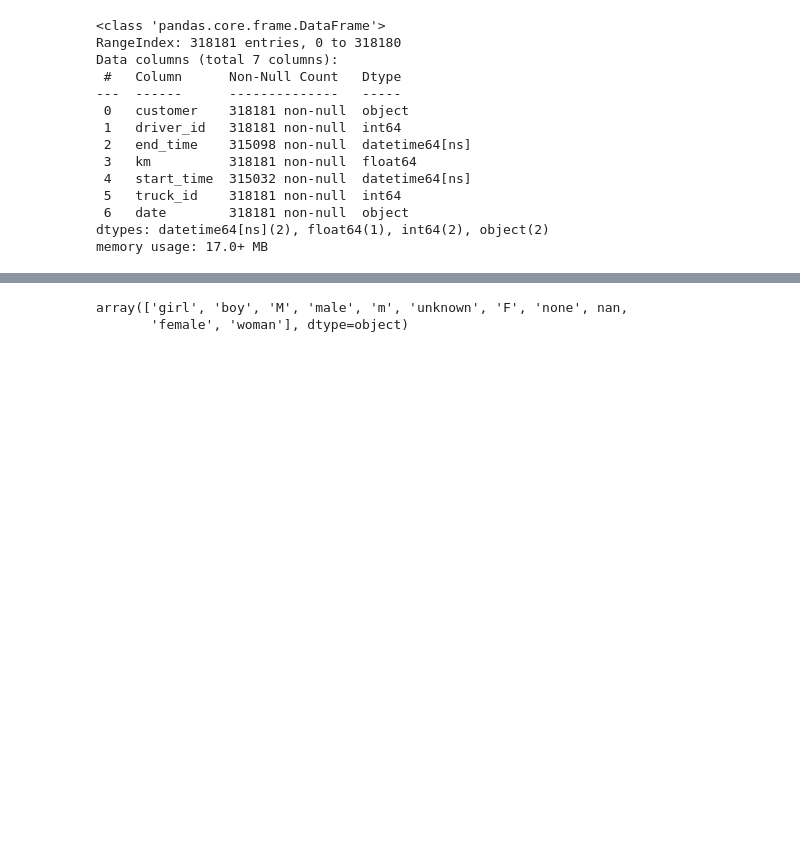
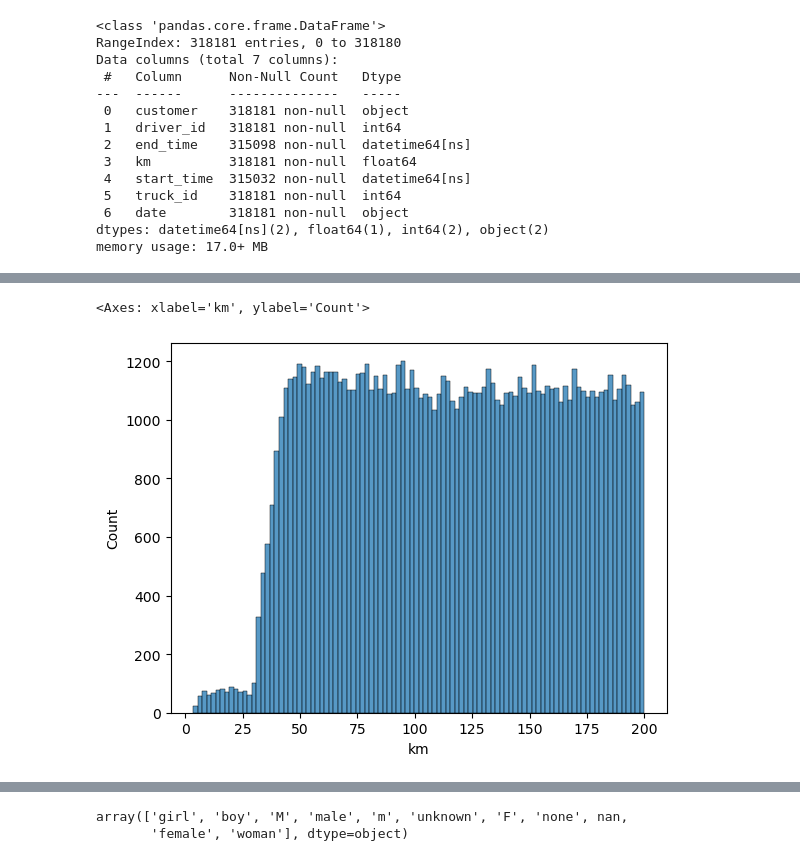
Before and after one commit to shalev-habany/CV_training, a Jupyter notebook: basic/python/azrieli/azrieli_and_sons.ipynb, the cells around one changed output, grey strips where cells are left out. Saved outputs shown, nothing was run; the diff lists cells and outputs as text; code cells hidden in the pictures; blank space fills up the shorter version.

```diff
--- a/basic/python/azrieli/azrieli_and_sons.ipynb
+++ b/basic/python/azrieli/azrieli_and_sons.ipynb
@@ -255,6 +256,3 @@ Data columns (total 7 columns):
  6   date        318181 non-null  object
 dtypes: datetime64[ns](2), float64(1), int64(2), object(2)
 memory usage: 17.0+ MB
-# %%
-aggregated_trips['date'] = aggregated_trips['date'].str.split(' ', expand=True)[0]
-aggregated_trips['date'].nunique()
@@ -275,3 +258,0 @@ dtype: int64
-# %%
-aggregated_trips['day_of_week'] = aggregated_trips['start_time'].dt.dayofweek
-aggregated_trips.head()
@@ -319,3 +258,0 @@ def calculate_day_night_trip_duration(row):
-# %%
-aggregated_trips['trip_duration'] = aggregated_trips.apply(calculate_trip_duration, axis=1)
-aggregated_trips['day_duration'], aggregated_trips['night_duration'] = zip(*aggregated_trips.apply(calculate_day_night_trip_duration, axis=1))
@@ -330,0 +259,7 @@ aggregated_trips.head()
+# %%
+aggregated_trips.dropna(subset=['start_time', 'end_time'], how='all', inplace=True)
+# %%
+sns.histplot(aggregated_trips.query('km < 200')['km'], bins=100)
+# %% [output]
+<Axes: xlabel='km', ylabel='Count'>
+[figure, added]
```
Also changed, not shown: parts of 54 cells of this notebook, 1 other file.
